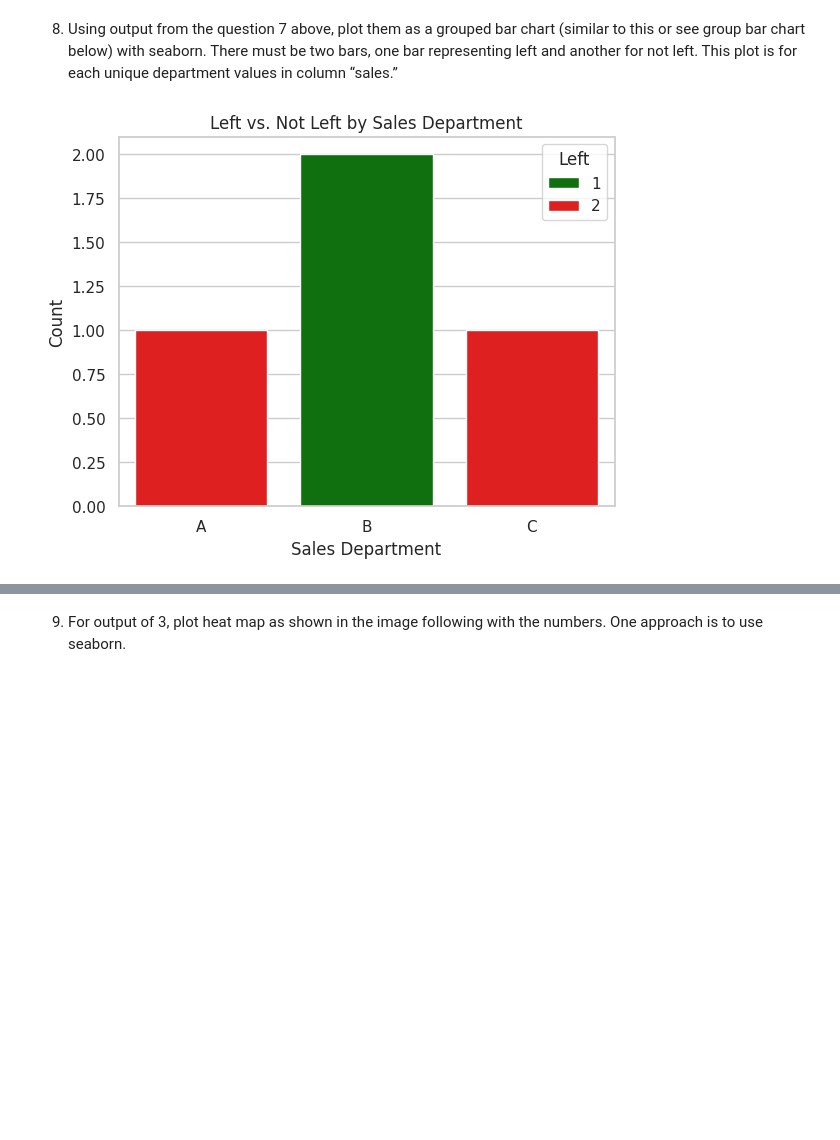
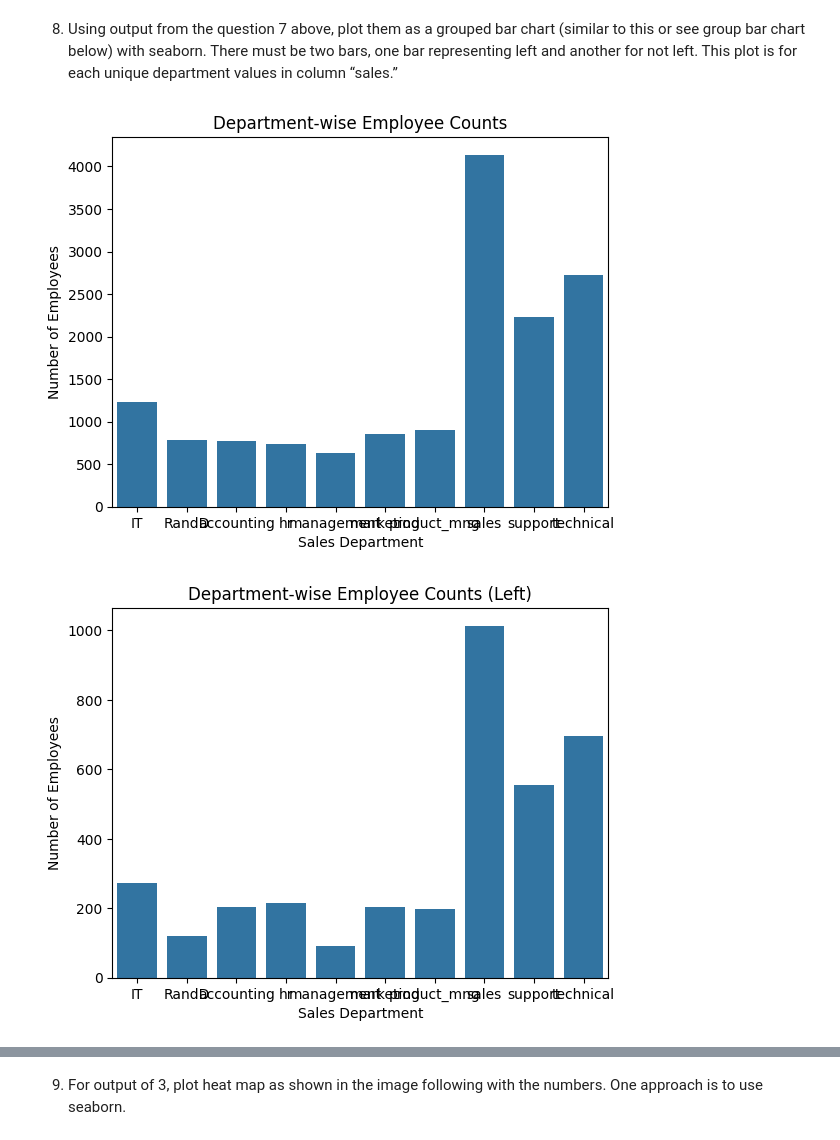
Before and after one commit to GNANASAMBANTHAN/GNANASAMBANTHAN, a Jupyter notebook: Mini_Project_3_HR_Data.ipynb, the cells around one changed output, grey strips where cells are left out. Cells and saved outputs as stored; diff of their text form; code cells hidden in the pictures; blank space fills up the shorter version.

```diff
--- a/Mini_Project_3_HR_Data.ipynb
+++ b/Mini_Project_3_HR_Data.ipynb
@@ -273,16 +273,22 @@ Merged DataFrame with all statistics
 ╘═════════════╧════════╧══════════════════════════╧═════════════════════════════╧══════════════════════════╧══════════════════════════╧════════════════════════════╧════════════════════════════╧═══════ ...
 # %% [markdown]
 8. Using output from the question 7 above, plot them as a grouped bar chart (similar to this or see group bar chart below) with seaborn. There must be two bars, one bar representing left and another for not left. This plot is for each unique department values in column “sales.”
-# %%
-data = {'sales': ['A', 'B', 'C', 'A', 'B', 'C', 'A', 'B', 'C'],
-        'left': [1, 0, 1, 1, 1, 0, 0, 0, 1]}
-df = pd.DataFrame(data)
-grouped_data = df.groupby('sales')['left'].value_counts().unstack()
-sns.barplot(x=grouped_data.index, y=0, hue=1, data=grouped_data.reset_index(), palette=['green', 'red'])
-plt.title('Left vs. Not Left by Sales Department')
-plt.xlabel('Sales Department')
-plt.ylabel('Count')
-plt.legend(title='Left')
-plt.show()
-# %% [output]
-[figure, removed]
+# %%
+sns.barplot(x='sales', y='num_employees', data=dept_employee_count)
+plt.title('Department-wise Employee Counts')
+plt.xlabel('Sales Department')
+plt.ylabel('Number of Employees')
+plt.show()
+sns.barplot(x='sales', y='num_employees', data=left_employees_department)
+plt.title('Department-wise Employee Counts (Left)')
+plt.xlabel('Sales Department')
+plt.ylabel('Number of Employees')
+plt.show()
+sns.barplot(x='sales', y='avg_time_spend_company', hue='left', data=avg_time_hours)
+plt.title('Average Time Spent by Department and Left Status')
+plt.xlabel('Sales Department')
+plt.ylabel('Average Time Spent')
+plt.show()
+# %% [output]
+[figure, added]
+[figure, added]
```
Also changed, not shown: parts of 3 cells of this notebook.
